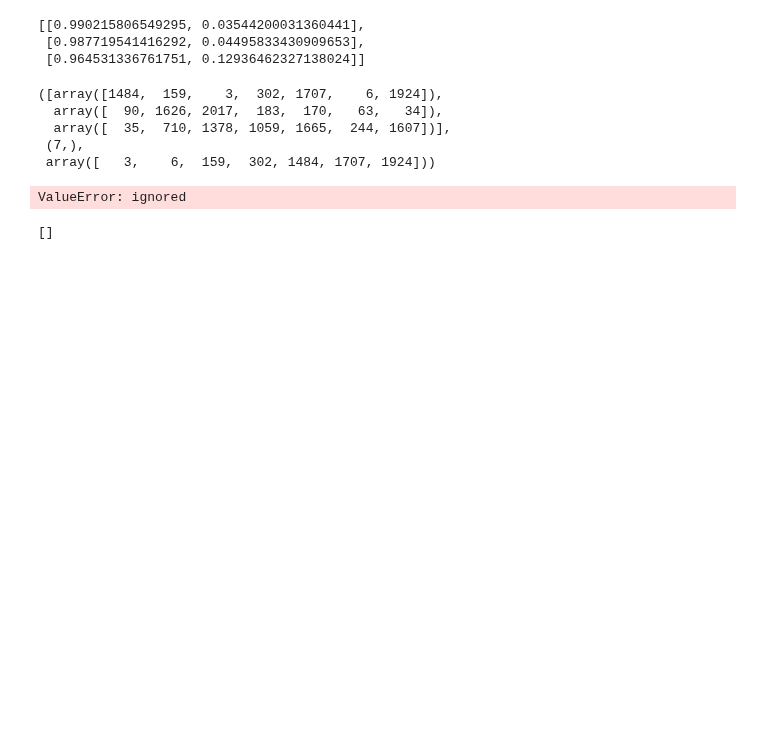
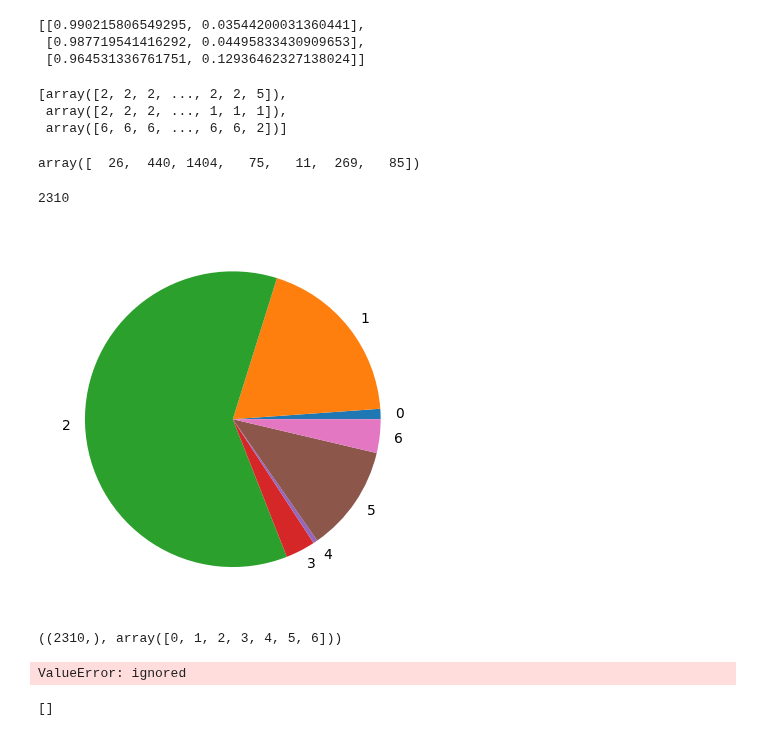
Before and after one commit to allansdefreitas/unsupervised-learning, a Jupyter notebook: questao_1.ipynb, the cells around one changed output. Saved outputs shown, nothing was run; the diff lists cells and outputs as text; code cells hidden in the pictures; blank space fills up the shorter version.

Commit message:
crisp partition and pie plot

```diff
--- a/questao_1.ipynb
+++ b/questao_1.ipynb
@@ -234,6 +234,7 @@ def calculate_mpc(membership_matrix):
 #VERIFY
 def calculate_partition_entropy(membership_matrix):
     """
+    Apply T operation over the U matrix before later operations.
     Calculates the Partition Entropy for Fuzzy C-Means clustering.
 
     Parameters:
@@ -242,7 +243,7 @@ def calculate_partition_entropy(membership_matrix):
     Returns:
         float: Partition Entropy value.
     """
-    membership_matrix = membership_matrix.T
+    membership_matrix = membership_matrix.T #after we will have  (n_clusters, n_samples).
     n_samples, n_clusters = membership_matrix.shape
 
     entropy = 0.0
@@ -297,6 +298,8 @@ def fuzzy_to_crisp_partition(membership_matrix):
     Returns:
         numpy.ndarray: Crisp partition of shape (n_samples,).
     """
+
+    membership_matrix = membership_matrix.T
     crisp_partition = np.argmax(membership_matrix, axis=1)
 
     return crisp_partition
@@ -547,7 +547,6 @@ mpc_and_partition_entropies #It is CORRECT have values above 1 as partition entr
 """ Para cada dataset e partição fuzzy, produza uma partição CRISP em 7
 grupos e calcule o índice de Rand corrigido, e a F-measure (adaptada
 para agrupamento). Comente """
-
 
 #obtendo partiçoes CRISP
 crisp_partitions = []
@@ -557,16 +556,37 @@ for i in range(NUMBER_OF_DATASETS):
   crisp = fuzzy_to_crisp_partition(membership_matrixes[i])
   crisp_partitions.append(crisp)
 
-
-#Obtendo ARI
+crisp_partitions
+# %% [output]
+[array([2, 2, 2, ..., 2, 2, 5]),
+ array([2, 2, 2, ..., 1, 1, 1]),
+ array([6, 6, 6, ..., 6, 6, 2])]
+# %%
+#Obtendo ARI
+_, c = np.unique(crisp_partitions[0], return_counts=True)
+# %%
+c
+# %% [output]
+array([  26,  440, 1404,   75,   11,  269,   85])
+# %%
+np.sum(c)
+# %% [output]
+2310
+# %%
+import matplotlib.pyplot as plt
+labels = '0', '1', '2', '3', '4', '5', '6'
+sizes = c
+
+fig, ax = plt.subplots()
+ax.pie(sizes, labels=labels)
+
+plt.savefig('piee_clusters.png')
+# %% [output]
+[figure, added]
 # %%
-crisp_partitions, crisp_partitions[0].shape, np.unique(crisp_partitions[0])
+crisp_partitions[0].shape, np.unique(crisp_partitions[0])
 # %% [output]
-([array([1484,  159,    3,  302, 1707,    6, 1924]),
-  array([  90, 1626, 2017,  183,  170,   63,   34]),
-  array([  35,  710, 1378, 1059, 1665,  244, 1607])],
- (7,),
- array([   3,    6,  159,  302, 1484, 1707, 1924]))
+((2310,), array([0, 1, 2, 3, 4, 5, 6]))
 # %%
 labels_a_priori.shape, crisp_partitions[0].shape
 # %%
```
Also changed, not shown: parts of 2 cells of this notebook.
